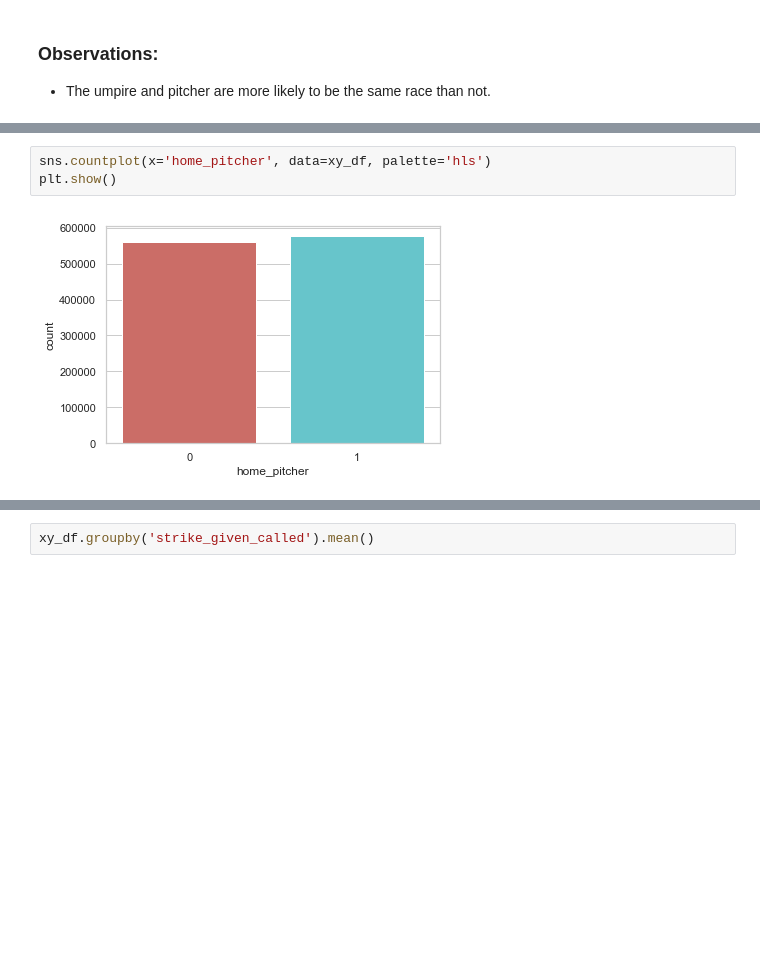
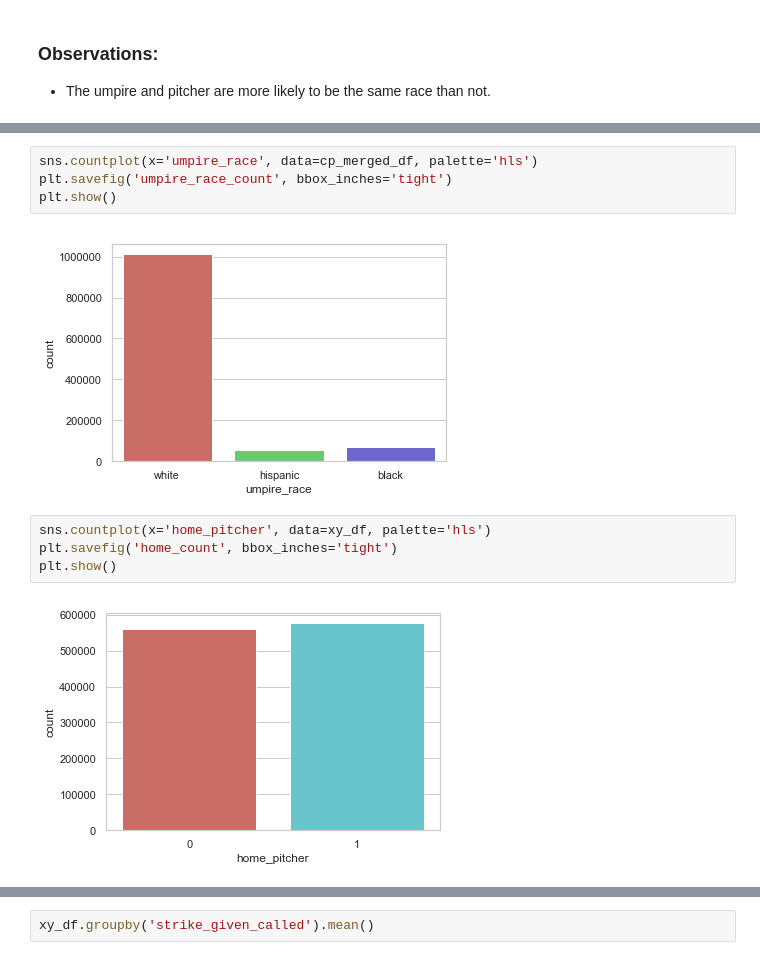
Before and after one commit to AshleyMcGee/MLB, a Jupyter notebook: data_exploration.ipynb, the cells around one changed output, grey strips where cells are left out. Drawn from its saved outputs; the diff is of its cells as text; blank space fills up the shorter version.

```diff
--- a/Willy/MLB_notebook3.ipynb
+++ b/data_exploration.ipynb
@@ -56,5 +79,12 @@ plt.show()
+# %%
+sns.countplot(x='umpire_race', data=cp_merged_df, palette='hls')
+plt.savefig('umpire_race_count', bbox_inches='tight')
+plt.show()
+# %% [output]
+[figure, added]
 # %%
 sns.countplot(x='home_pitcher', data=xy_df, palette='hls')
+plt.savefig('home_count', bbox_inches='tight')
 plt.show()
 # %% [output]
 [figure]
```
Also changed, not shown: parts of 12 cells of this notebook, 9 other files.
